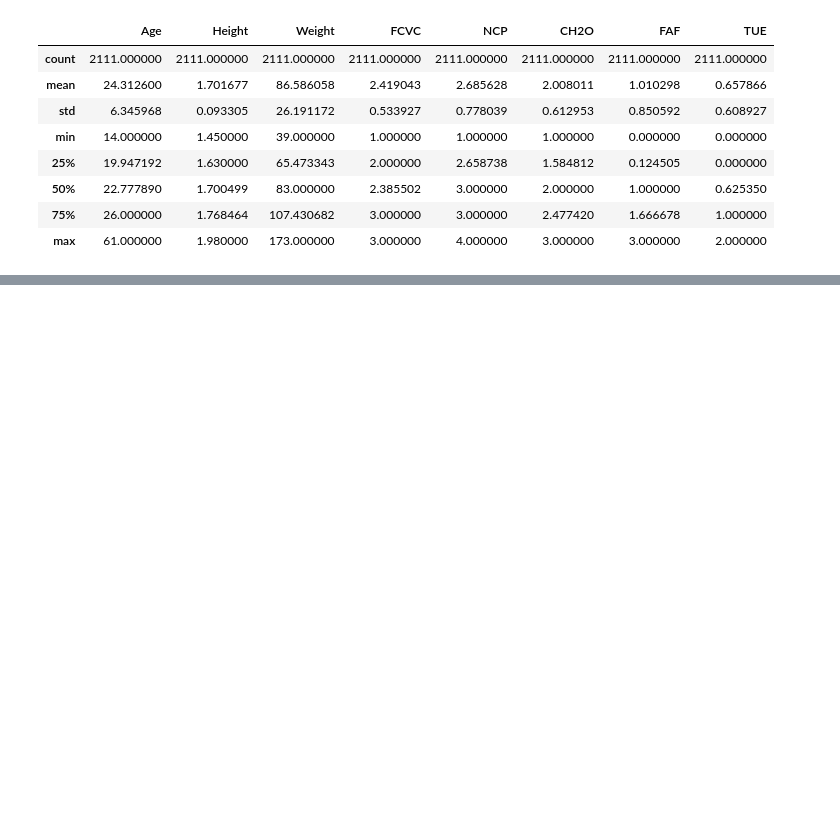
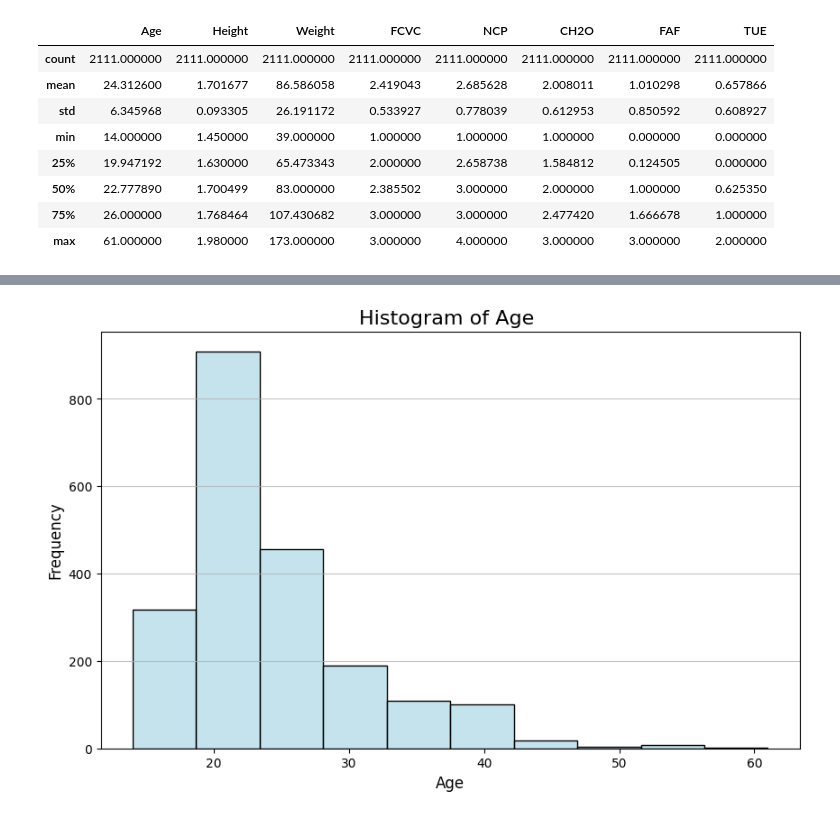
Before and after one commit to hadeelbjs/IT326Project, a Jupyter notebook: JupyterNotebook.ipynb, the cells around one changed output, grey strips where cells are left out. Saved outputs shown, nothing was run; the diff lists cells and outputs as text; code cells hidden in the pictures; blank space fills up the shorter version.

```diff
--- a/JupyterNotebook.ipynb
+++ b/JupyterNotebook.ipynb
@@ -38,0 +151,10 @@ df.describe()
+# %%
+plt.figure(figsize=(10, 6))
+sns.histplot(df['Age'], bins=10, color='lightblue', alpha=0.7)
+plt.title('Histogram of Age ', fontsize=16)
+plt.xlabel('Age', fontsize=12)
+plt.ylabel('Frequency', fontsize=12)
+plt.grid(axis='y', alpha=0.75)
+plt.show()
+# %% [output]
+[figure, added]
```
Also changed, not shown: parts of 64 cells of this notebook.
